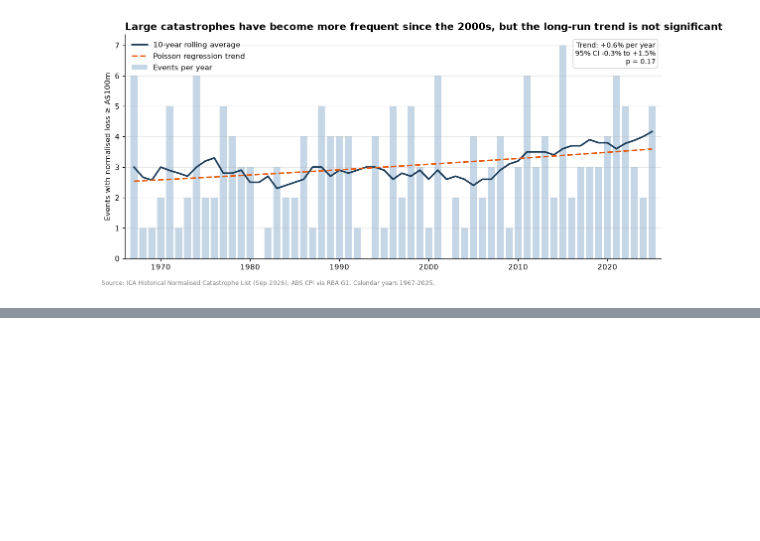
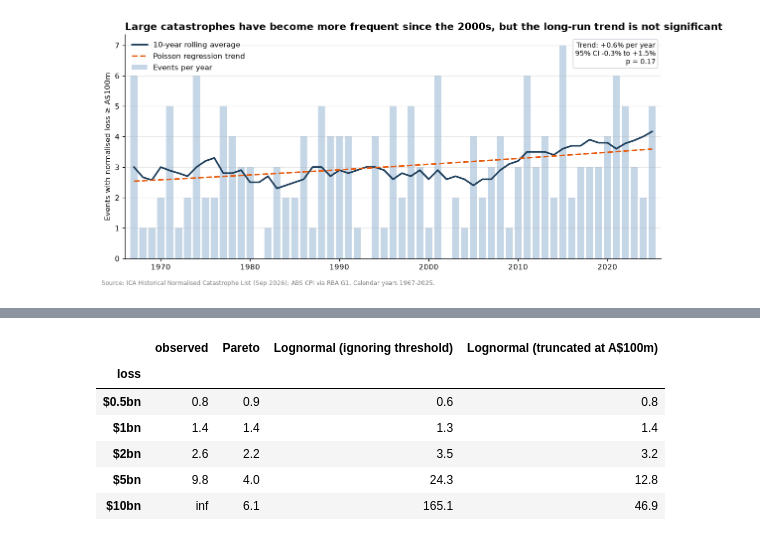
Before and after one commit to duogvuu/australian-catastrophe-loss-analysis, a Jupyter notebook: notebooks/02_analysis.ipynb, the cells around one changed output, grey strips where cells are left out. Saved outputs shown, nothing was run; the diff lists cells and outputs as text; code cells hidden in the pictures; blank space fills up the shorter version.

Commit message:
Add analysis Q5: loss concentration and severity tail models

```diff
--- a/notebooks/02_analysis.ipynb
+++ b/notebooks/02_analysis.ipynb
@@ -456,0 +538,68 @@ plt.show()
+# %%
+# Pareto, Lognormal, and Lgnormal truncated
+N_YEARS = LAST_FULL_YEAR - FIRST_FULL_YEAR + 1  # 59 full years
+
+large = losses.loc[
+    (losses["loss"] >= THRESHOLD) & losses["year"].between(FIRST_FULL_YEAR, LAST_FULL_YEAR),
+    "loss",
+].to_numpy()
+rate = len(large) / N_YEARS  # large events per year (frequency)
+
+# Model 1 - Pareto: maximum likelihood estimate has a closed form
+alpha = len(large) / np.log(large / THRESHOLD).sum()
+
+# Model 2 - Lognormal ignoring the threshold: mean and sd of log losses
+log_x, log_u = np.log(large), np.log(THRESHOLD)
+mu_naive, sigma_naive = log_x.mean(), log_x.std(ddof=1)
+
+
+# Model 3 - Lognormal truncated at the threshold: maximise the likelihood numerically
+def neg_loglik(params):
+    mu, sigma = params
+    if sigma <= 0:
+        return np.inf
+    # density of each loss, divided by P(loss >= threshold) because smaller events are not in the sample
+    return -(stats.norm.logpdf(log_x, mu, sigma).sum()
+             - len(log_x) * stats.norm.logsf(log_u, mu, sigma))
+
+
+mu_trunc, sigma_trunc = optimize.minimize(
+    neg_loglik, x0=[mu_naive, sigma_naive], method="Nelder-Mead"
+).x
+
+
+# Survival functions: P(loss >= x | loss >= threshold)
+def surv_pareto(x):
+    return (THRESHOLD / x) ** alpha
+
+
+def surv_lognormal(x, mu, sigma):
+    return stats.norm.sf(np.log(x), mu, sigma) / stats.norm.sf(log_u, mu, sigma)
+
+
+MODELS = {
+    "Pareto": surv_pareto,
+    "Lognormal (ignoring threshold)": lambda x: surv_lognormal(x, mu_naive, sigma_naive),
+    "Lognormal (truncated at A$100m)": lambda x: surv_lognormal(x, mu_trunc, sigma_trunc),
+}
+
+# Compare return periods: observed vs each model
+rows = []
+for x in [500e6, 1e9, 2e9, 5e9, 10e9]:
+    n_observed = (large >= x).sum()
+    row = {"loss": f"${x / 1e9:g}bn",
+           "observed": N_YEARS / n_observed if n_observed else np.inf}
+    for name, surv in MODELS.items():
+        row[name] = 1 / (rate * surv(x))
+    rows.append(row)
+
+return_periods = pd.DataFrame(rows).set_index("loss").round(1)
+return_periods
+# %% [output]
+|  | observed | Pareto | Lognormal (ignoring threshold) | Lognormal (truncated at A$100m) |
+| loss |  |  |  |  |
+| $0.5bn | 0.8 | 0.9 | 0.6 | 0.8 |
+| $1bn | 1.4 | 1.4 | 1.3 | 1.4 |
+| $2bn | 2.6 | 2.2 | 3.5 | 3.2 |
+| $5bn | 9.8 | 4.0 | 24.3 | 12.8 |
+| $10bn | inf | 6.1 | 165.1 | 46.9 |
```
Also changed, not shown: parts of 4 cells of this notebook, 1 other file.
